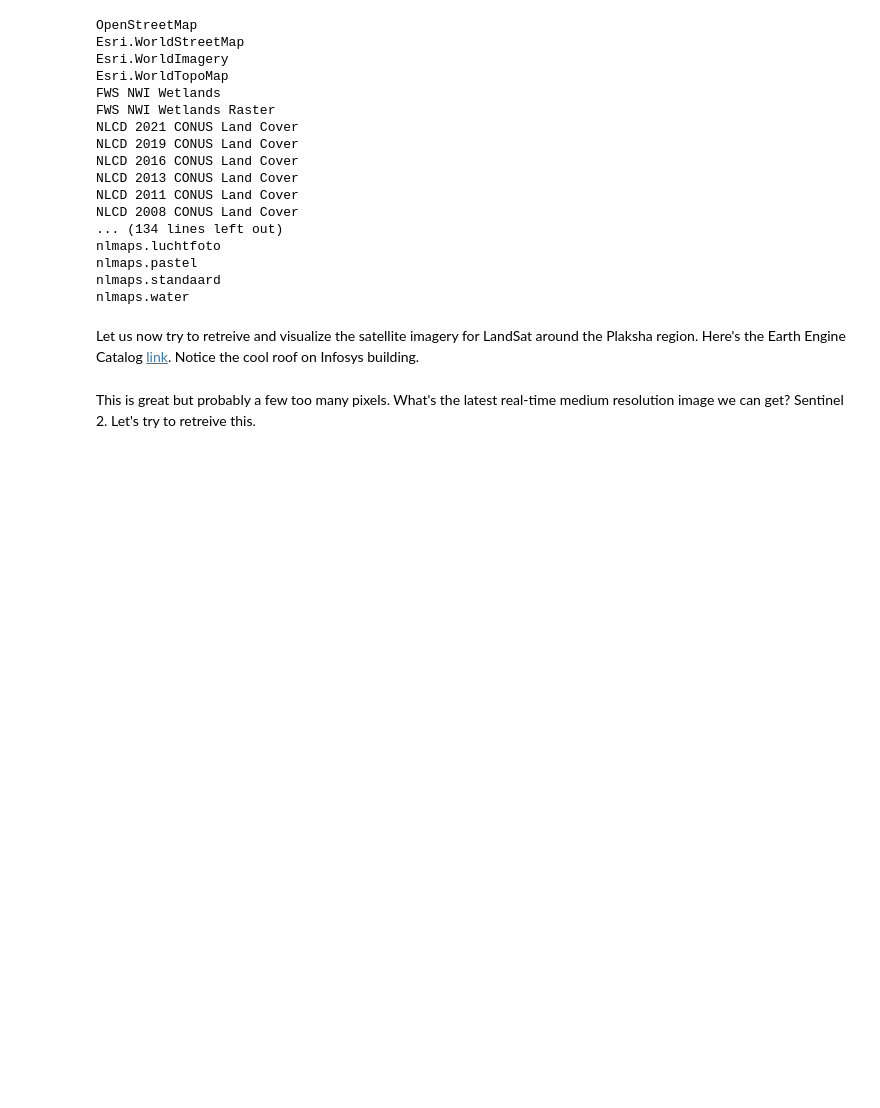
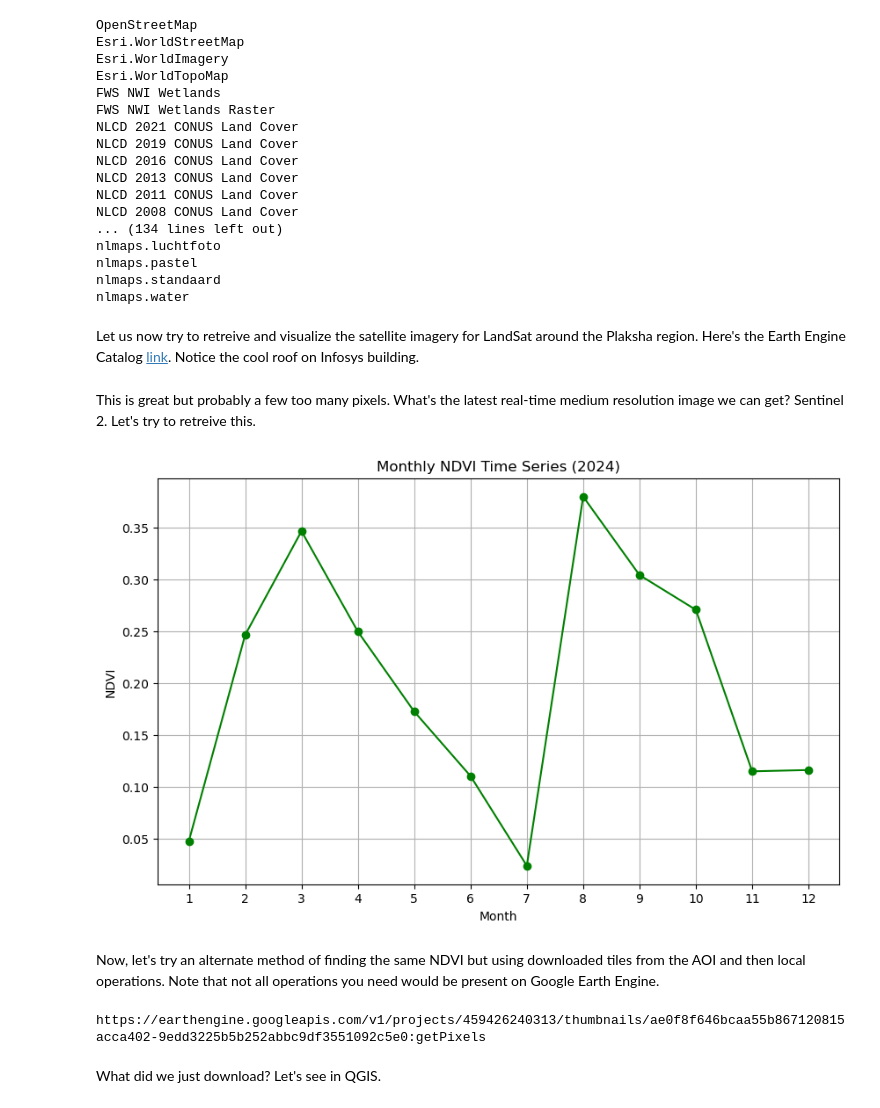
Before and after one commit to anupamsobti/geospatial-machine-learning, a Jupyter notebook: gee-intro.ipynb, the cells around one changed output. Saved outputs shown, nothing was run; the diff lists cells and outputs as text; code cells hidden in the pictures; blank space fills up the shorter version.

```diff
--- a/gee-intro.ipynb
+++ b/gee-intro.ipynb
@@ -94,7 +94,7 @@ visualization = {
     'max': 0.3,
 }
 
-map.add_layer(dataset, visualization, 'True Color (432)')
+map.add_layer(dataset, visualization, 'Land Surface Temperature')
 # %% [markdown]
 This is great but probably a few too many pixels. What's the latest real-time medium resolution image we can get? Sentinel 2. Let's try to retreive this.
 # %%
@@ -170,0 +205,71 @@ map.addLayer(dem, vis_params, 'SRTM DEM', True, 1)
+# %%
+
+import ee
+import pandas as pd
+import matplotlib.pyplot as plt
+
+# Add NDVI to each image in the collection
+sentinel2_with_ndvi = sentinel2.map(calculate_ndvi)
+
+# Function to calculate monthly NDVI mean for AOI
+def calculate_monthly_ndvi(year, month):
+    start_date = ee.Date.fromYMD(year, month, 1)
+    end_date = start_date.advance(1, 'month')
+    monthly_ndvi = sentinel2_with_ndvi.filterDate(start_date, end_date) \
+        .select('NDVI') \
+        .mean() \
+        .reduceRegion(
+            reducer=ee.Reducer.mean(),
+            geometry=aoi,
+            scale=10
+        )
+    return ee.Dictionary({
+        'month': month,
+        'ndvi': monthly_ndvi.get('NDVI')
+    })
+
+# Generate a list of months
+months = list(range(1, 13))
+
+# Calculate monthly NDVI for each month
+monthly_ndvi = ee.List([calculate_monthly_ndvi(2024, month) for month in months])
+
+# Get the results as a list of dictionaries
+monthly_ndvi_values = monthly_ndvi.getInfo()
+
+# Convert the results to a DataFrame
+df = pd.DataFrame(monthly_ndvi_values)
+
+# Plot the NDVI time series
+plt.figure(figsize=(10, 6))
+plt.plot(df['month'], df['ndvi'], marker='o', linestyle='-', color='green')
+plt.title("Monthly NDVI Time Series (2024)")
+plt.xlabel("Month")
+plt.ylabel("NDVI")
+plt.xticks(ticks=months)
+plt.grid(True)
+plt.show()
+# %% [output]
+[figure, added]
+# %% [markdown]
+Now, let's try an alternate method of finding the same NDVI but using downloaded tiles from the AOI and then local operations. Note that not all operations you need would be present on Google Earth Engine.
+# %%
+aoi_tif = ee.Image(ee.ImageCollection('COPERNICUS/S2_HARMONIZED')
+                   .filterBounds(aoi)
+                   .first()
+                   ).clip(aoi).getDownloadUrl({
+                       'scale': 10,
+                       'crs': 'EPSG:4326',
+                       'region': aoi
+                   })
+
+print(aoi_tif)
+
+import requests
+response = requests.get(aoi_tif)
+with open('aoi_tif.zip', 'wb') as f:
+    f.write(response.content)
+# %% [output]
+https://earthengine.googleapis.com/v1/projects/459426240313/thumbnails/ae0f8f646bcaa55b867120815acca402-9edd3225b5b252abbc9df3551092c5e0:getPixels
+# %% [markdown]
+What did we just download? Let's see in QGIS.
```
Also changed, not shown: parts of 10 cells of this notebook.
